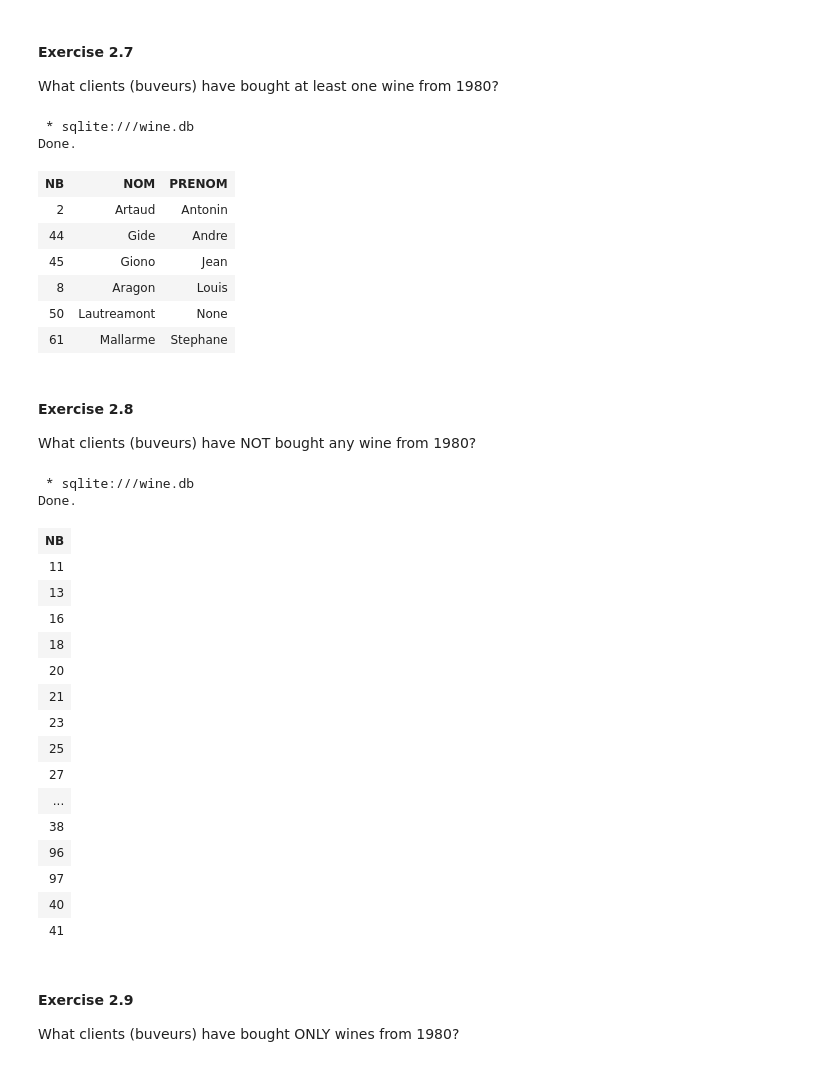
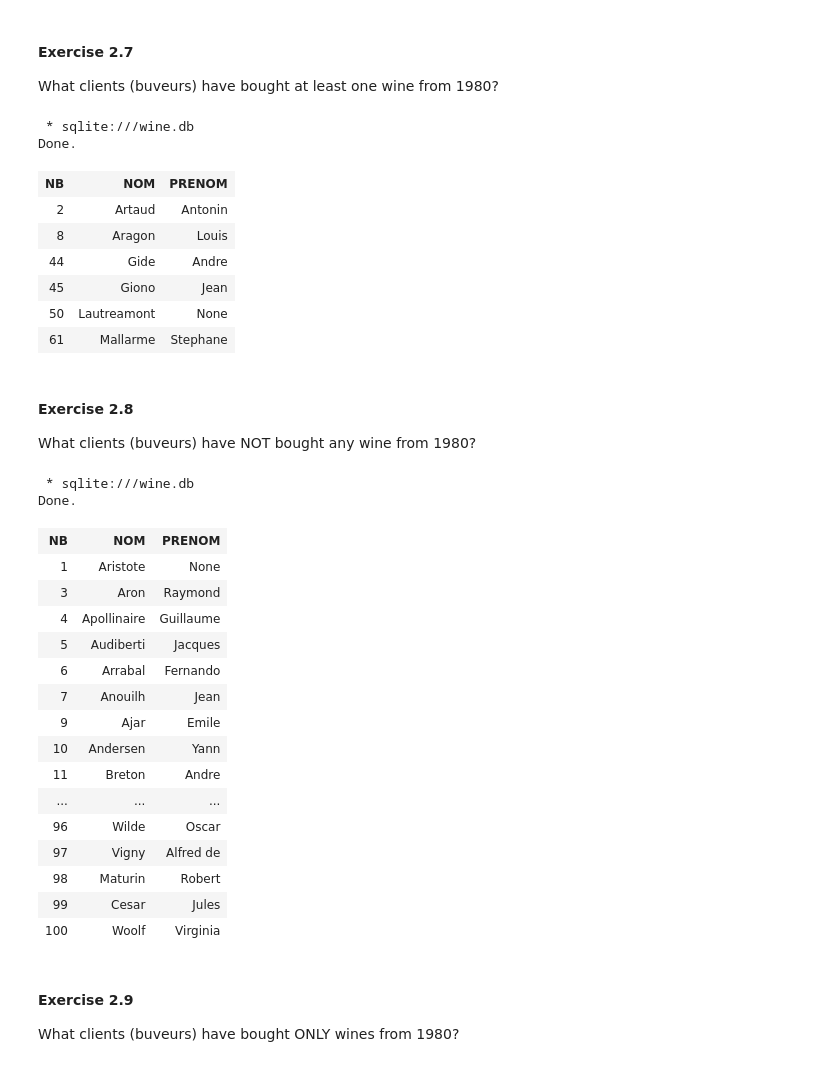
Before and after one commit to pfangue/INF725, a Jupyter notebook: TP2/DB-TP2_Parfait_FANGUE.ipynb, the cells around one changed output. Saved outputs shown, nothing was run; the diff lists cells and outputs as text; code cells hidden in the pictures.

```diff
--- a/TP2/DB-TP2_Parfait_FANGUE.ipynb
+++ b/TP2/DB-TP2_Parfait_FANGUE.ipynb
@@ -578,14 +589,15 @@ WHERE Client.NB = Sales.NB
 AND Sales.NV = Vins.NV
 AND Vins.MILL = 1980
 AND (Sales.QTE = 1 or Sales.QTE > 1)
+ORDER BY Client.NB;
 # %% [output]
  * sqlite:///wine.db
 Done.
 | NB | NOM | PRENOM |
 | 2 | Artaud | Antonin |
+| 8 | Aragon | Louis |
 | 44 | Gide | Andre |
 | 45 | Giono | Jean |
-| 8 | Aragon | Louis |
 | 50 | Lautreamont | None |
 | 61 | Mallarme | Stephane |
 # %% [markdown]
@@ -593,33 +605,34 @@ Done.
 
 What clients (buveurs) have NOT bought any wine from 1980?
 # %%
-%%sql SELECT DISTINCT Client.NB
+%%sql SELECT DISTINCT Client.NB, Client.NOM, Client.PRENOM
 FROM client
 WHERE Client.NB NOT IN (SELECT DISTINCT Client.NB
 FROM client, Sales, Vins
 WHERE Client.NB = Sales.NB
 AND Sales.NV = Vins.NV
 AND Vins.MILL = 1980
-AND (Sales.QTE = 1 or Sales.QTE > 1));
+AND (Sales.QTE = 1 or Sales.QTE > 1))
+ORDER BY Client.NB;
 # %% [output]
  * sqlite:///wine.db
 Done.
-| NB |
-| 11 |
-| 13 |
-| 16 |
-| 18 |
-| 20 |
-| 21 |
-| 23 |
-| 25 |
-| 27 |
-| ... |
-| 38 |
-| 96 |
-| 97 |
-| 40 |
-| 41 |
+| NB | NOM | PRENOM |
+| 1 | Aristote | None |
+| 3 | Aron | Raymond |
+| 4 | Apollinaire | Guillaume |
+| 5 | Audiberti | Jacques |
+| 6 | Arrabal | Fernando |
+| 7 | Anouilh | Jean |
+| 9 | Ajar | Emile |
+| 10 | Andersen | Yann |
+| 11 | Breton | Andre |
+| ... | ... | ... |
+| 96 | Wilde | Oscar |
+| 97 | Vigny | Alfred de |
+| 98 | Maturin | Robert |
+| 99 | Cesar | Jules |
+| 100 | Woolf | Virginia |
 # %% [markdown]
 #### Exercise 2.9
 
```
Also changed, not shown: parts of 13 cells of this notebook, 1 other file.
